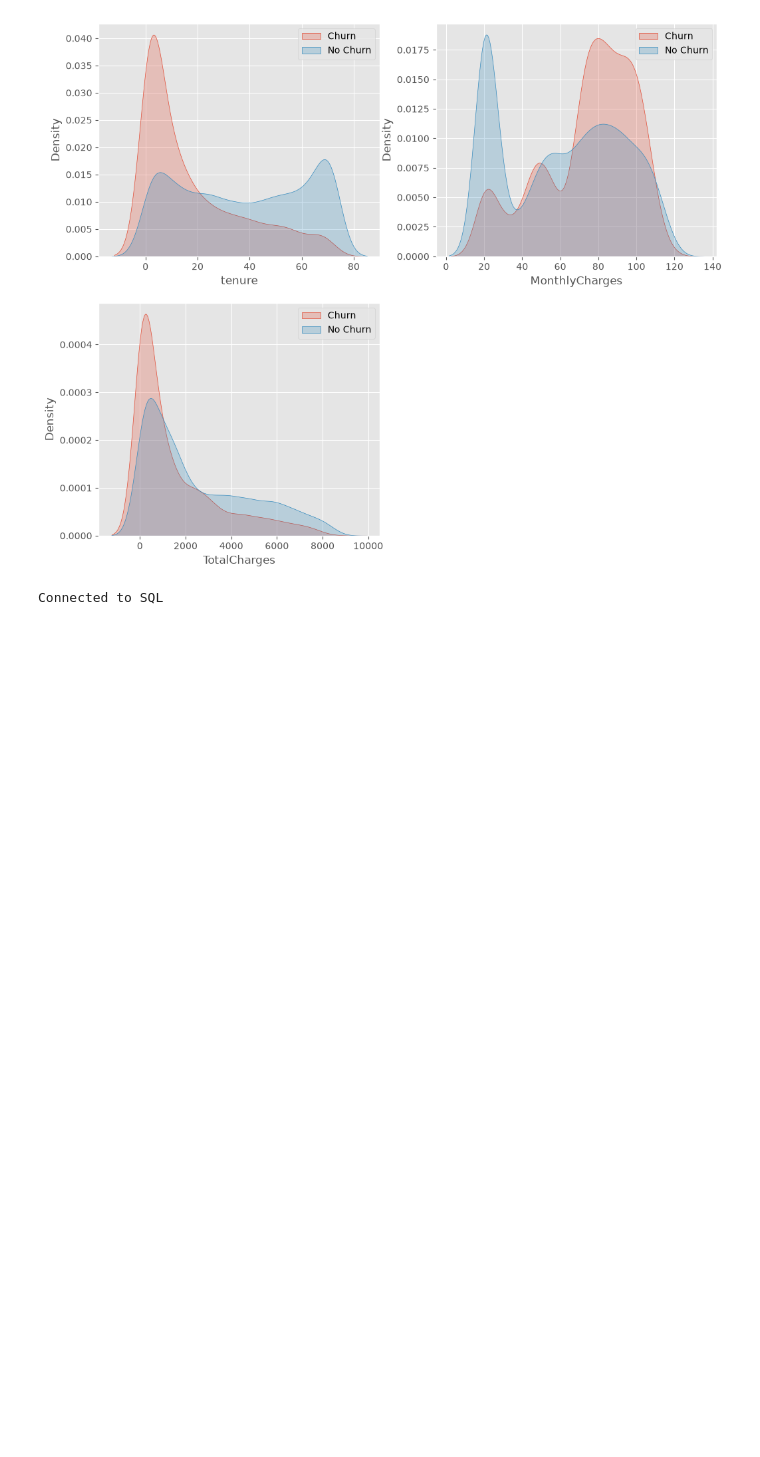
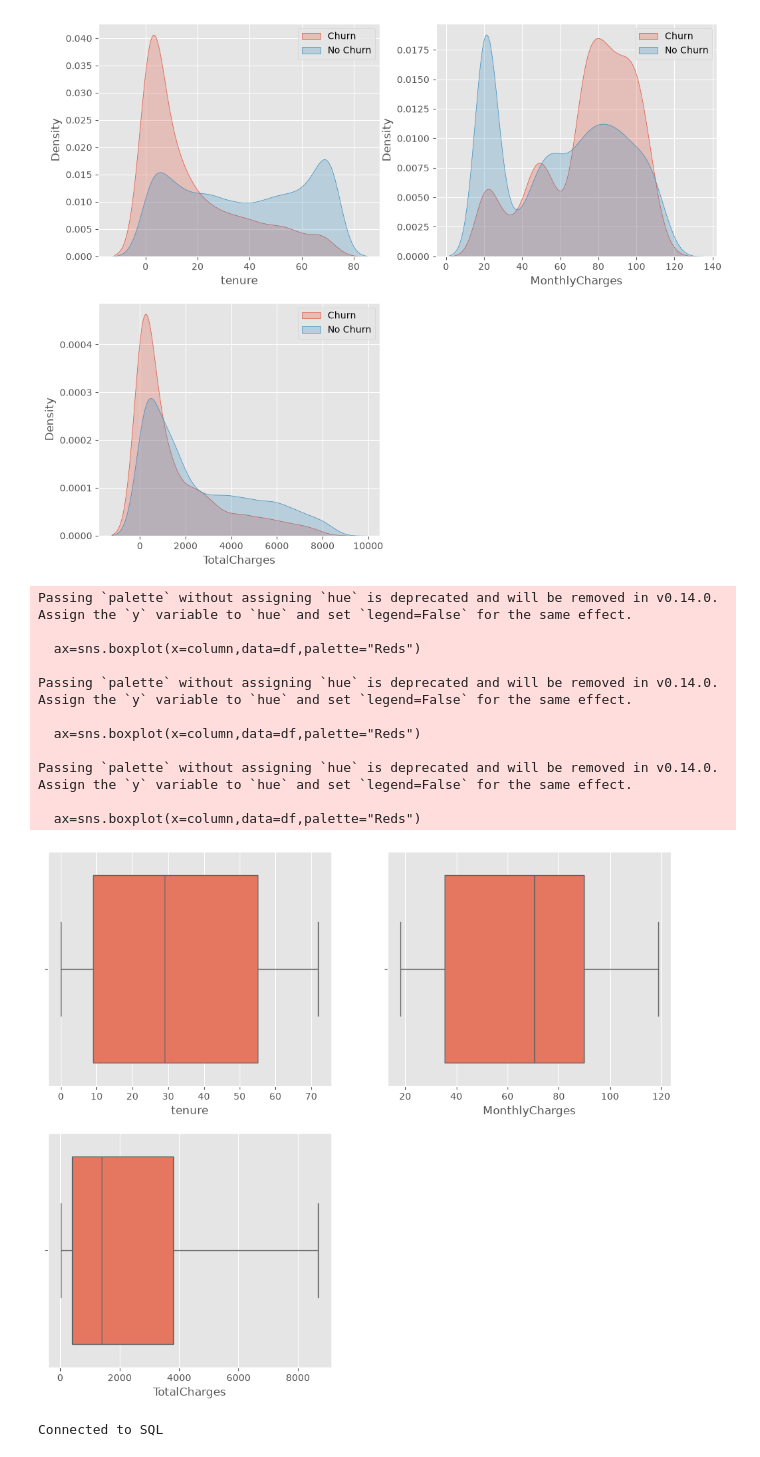
Before and after one commit to rajesh-sudam/telco_data_analysis, a Jupyter notebook: src/main.ipynb, the cells around one changed output. Saved outputs shown, nothing was run; the diff lists cells and outputs as text; code cells hidden in the pictures; blank space fills up the shorter version.

Commit message:
Updated Visuals

```diff
--- a/src/main.ipynb
+++ b/src/main.ipynb
@@ -194,6 +194,33 @@ numerics=["tenure","MonthlyCharges","TotalCharges"]
 numerical_data(df,numerics,"Churn")
 # %% [output]
 [figure]
+# %%
+def outlier_check(df,numerical_values):
+    number_of_columns=2
+    number_of_rows=math.ceil(len(numerical_values)/2)
+
+    fig=plt.figure(figsize=(12,5*number_of_rows))
+    for index, column in enumerate(numerical_values,1):
+        ax=fig.add_subplot(number_of_rows,number_of_columns,index)
+        ax=sns.boxplot(x=column,data=df,palette="Reds")
+    plt.savefig("../visuals/outliers.png",dpi=300)
+    return plt.show()
+# %%
+numerical_values=["tenure","MonthlyCharges","TotalCharges"]
+outlier_check(df,numerical_values)
+# %% [output]
+Passing `palette` without assigning `hue` is deprecated and will be removed in v0.14.0. Assign the `y` variable to `hue` and set `legend=False` for the same effect.
+
+  ax=sns.boxplot(x=column,data=df,palette="Reds")
+
+Passing `palette` without assigning `hue` is deprecated and will be removed in v0.14.0. Assign the `y` variable to `hue` and set `legend=False` for the same effect.
+
+  ax=sns.boxplot(x=column,data=df,palette="Reds")
+
+Passing `palette` without assigning `hue` is deprecated and will be removed in v0.14.0. Assign the `y` variable to `hue` and set `legend=False` for the same effect.
+
+  ax=sns.boxplot(x=column,data=df,palette="Reds")
+[figure, added]
 # %%
 import sqlite3
 
```
Also changed, not shown: 3 other files.
